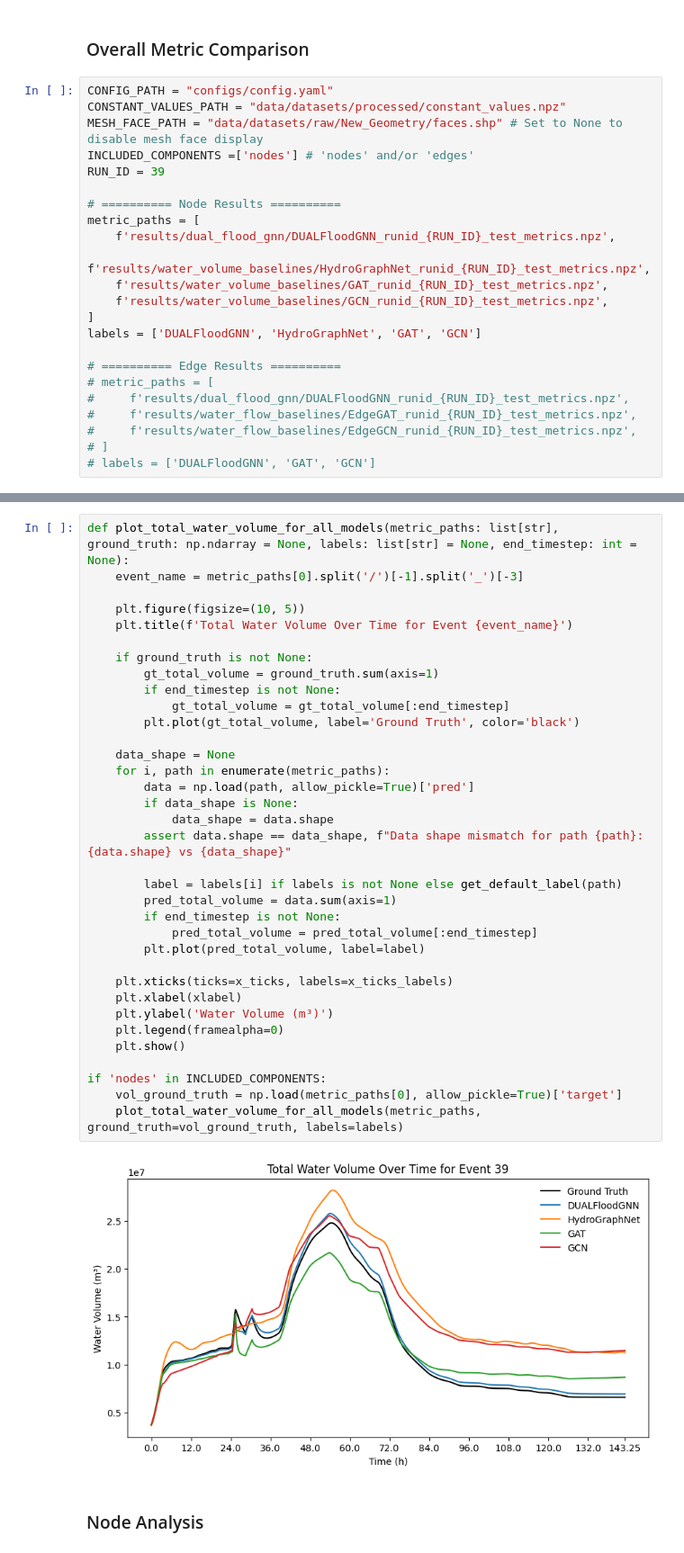
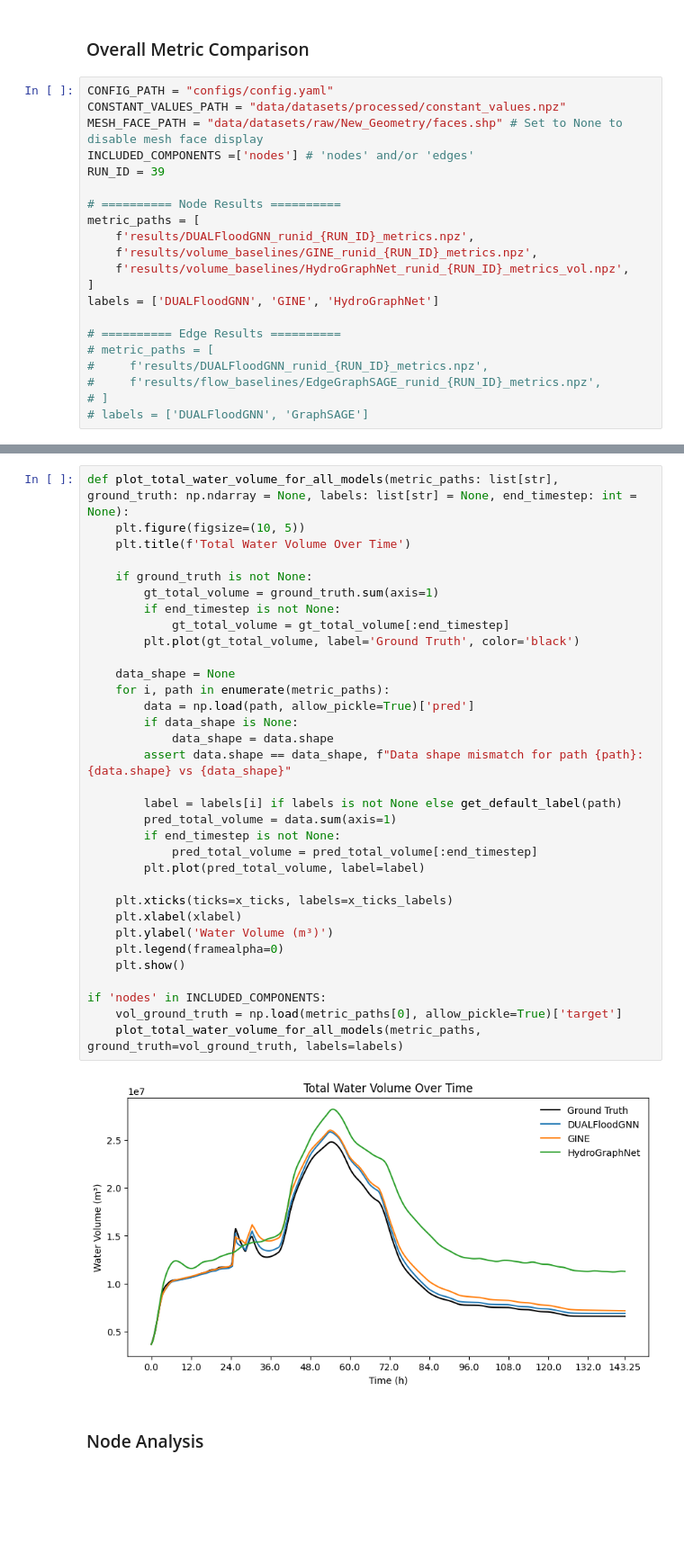
Before and after one commit to acostacos/dual_flood_gnn, a Jupyter notebook: view_results.ipynb, the cells around one changed output, grey strips where cells are left out. Shown at 90% size. Drawn from its saved outputs; the diff is of its cells as text; blank space fills up the shorter version.

```diff
--- a/view_results.ipynb
+++ b/view_results.ipynb
@@ -149,20 +149,18 @@ RUN_ID = 39
 
 # ========== Node Results ==========
 metric_paths = [
-    f'results/dual_flood_gnn/DUALFloodGNN_runid_{RUN_ID}_test_metrics.npz',
-    f'results/water_volume_baselines/HydroGraphNet_runid_{RUN_ID}_test_metrics.npz',
-    f'results/water_volume_baselines/GAT_runid_{RUN_ID}_test_metrics.npz',
-    f'results/water_volume_baselines/GCN_runid_{RUN_ID}_test_metrics.npz',
+    f'results/DUALFloodGNN_runid_{RUN_ID}_metrics.npz',
+    f'results/volume_baselines/GINE_runid_{RUN_ID}_metrics.npz',
+    f'results/volume_baselines/HydroGraphNet_runid_{RUN_ID}_metrics_vol.npz',
 ]
-labels = ['DUALFloodGNN', 'HydroGraphNet', 'GAT', 'GCN']
+labels = ['DUALFloodGNN', 'GINE', 'HydroGraphNet']
 
 # ========== Edge Results ==========
 # metric_paths = [
-#     f'results/dual_flood_gnn/DUALFloodGNN_runid_{RUN_ID}_test_metrics.npz',
-#     f'results/water_flow_baselines/EdgeGAT_runid_{RUN_ID}_test_metrics.npz',
-#     f'results/water_flow_baselines/EdgeGCN_runid_{RUN_ID}_test_metrics.npz',
+#     f'results/DUALFloodGNN_runid_{RUN_ID}_metrics.npz',
+#     f'results/flow_baselines/EdgeGraphSAGE_runid_{RUN_ID}_metrics.npz',
 # ]
-# labels = ['DUALFloodGNN', 'GAT', 'GCN']
+# labels = ['DUALFloodGNN', 'GraphSAGE']
 # %%
 # Double check if constant values file exists
 if not os.path.exists(CONSTANT_VALUES_PATH):
@@ -288,40 +283,38 @@ Average Local Mass Loss for GCN: 597.5277
 # %%
 def plot_total_water_volume_for_all_models(metric_paths: list[str], ground_truth: np.ndarray = None, labels: list[str] = None, end_timestep: int = None):
-    event_name = metric_paths[0].split('/')[-1].split('_')[-3]
-
     plt.figure(figsize=(10, 5))
-    plt.title(f'Total Water Volume Over Time for Event {event_name}')
+    plt.title(f'Total Water Volume Over Time')
 
     if ground_truth is not None:
         gt_total_volume = ground_truth.sum(axis=1)
         if end_timestep is not None:
             gt_total_volume = gt_total_volume[:end_timestep]
         plt.plot(gt_total_volume, label='Ground Truth', color='black')
 
     data_shape = None
     for i, path in enumerate(metric_paths):
         data = np.load(path, allow_pickle=True)['pred']
         if data_shape is None:
             data_shape = data.shape
         assert data.shape == data_shape, f"Data shape mismatch for path {path}: {data.shape} vs {data_shape}"
 
         label = labels[i] if labels is not None else get_default_label(path)
         pred_total_volume = data.sum(axis=1)
         if end_timestep is not None:
             pred_total_volume = pred_total_volume[:end_timestep]
         plt.plot(pred_total_volume, label=label)
 
     plt.xticks(ticks=x_ticks, labels=x_ticks_labels)
     plt.xlabel(xlabel)
     plt.ylabel('Water Volume (m³)')
     plt.legend(framealpha=0)
     plt.show()
 
 if 'nodes' in INCLUDED_COMPONENTS:
     vol_ground_truth = np.load(metric_paths[0], allow_pickle=True)['target']
     plot_total_water_volume_for_all_models(metric_paths, ground_truth=vol_ground_truth, labels=labels)
 # %% [output]
-[figure, old version]
+[figure, new version]
 # %% [markdown]
 ### Node Analysis
 # %%
```
Also changed, not shown: parts of 20 cells of this notebook.
